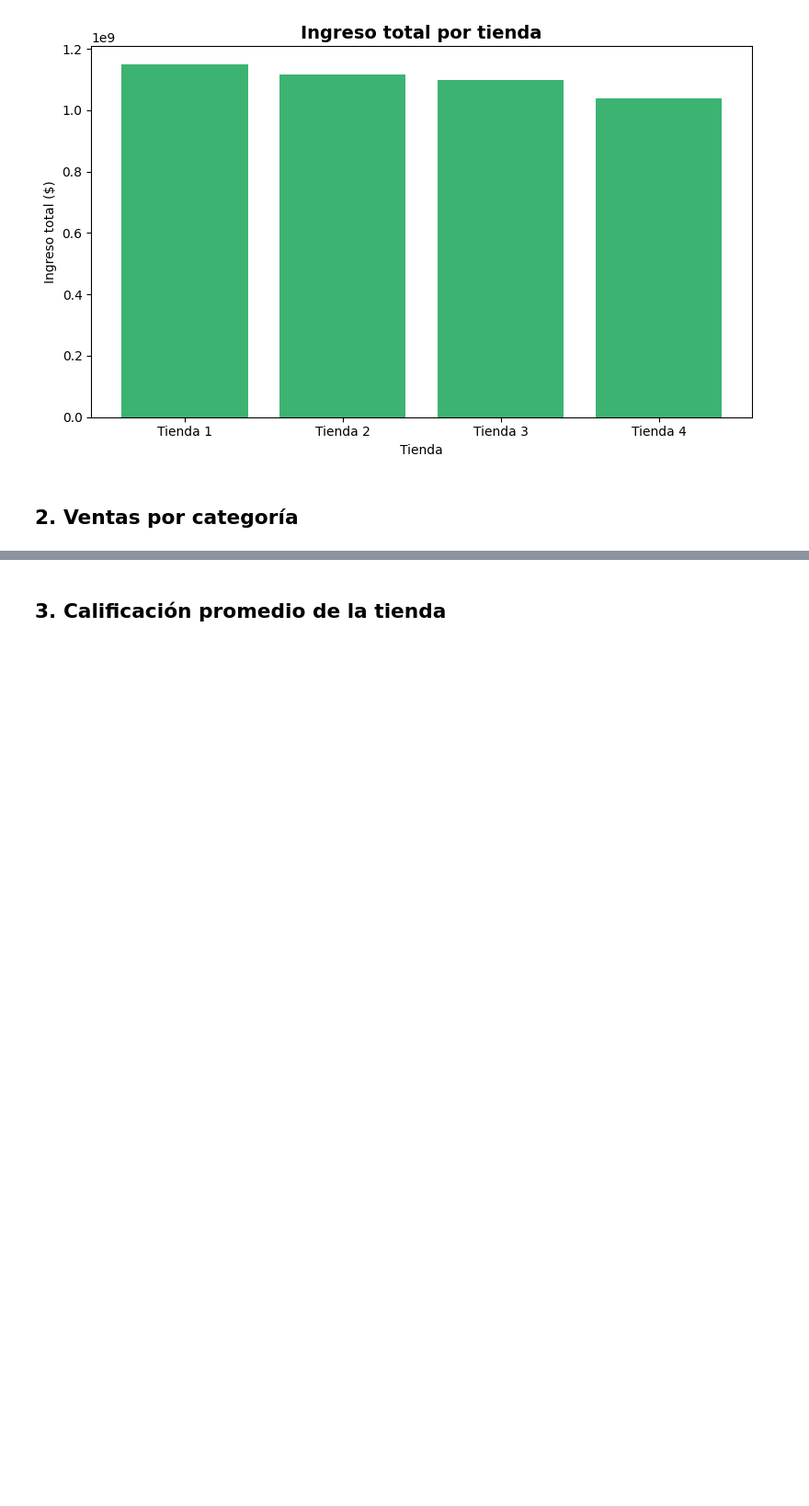
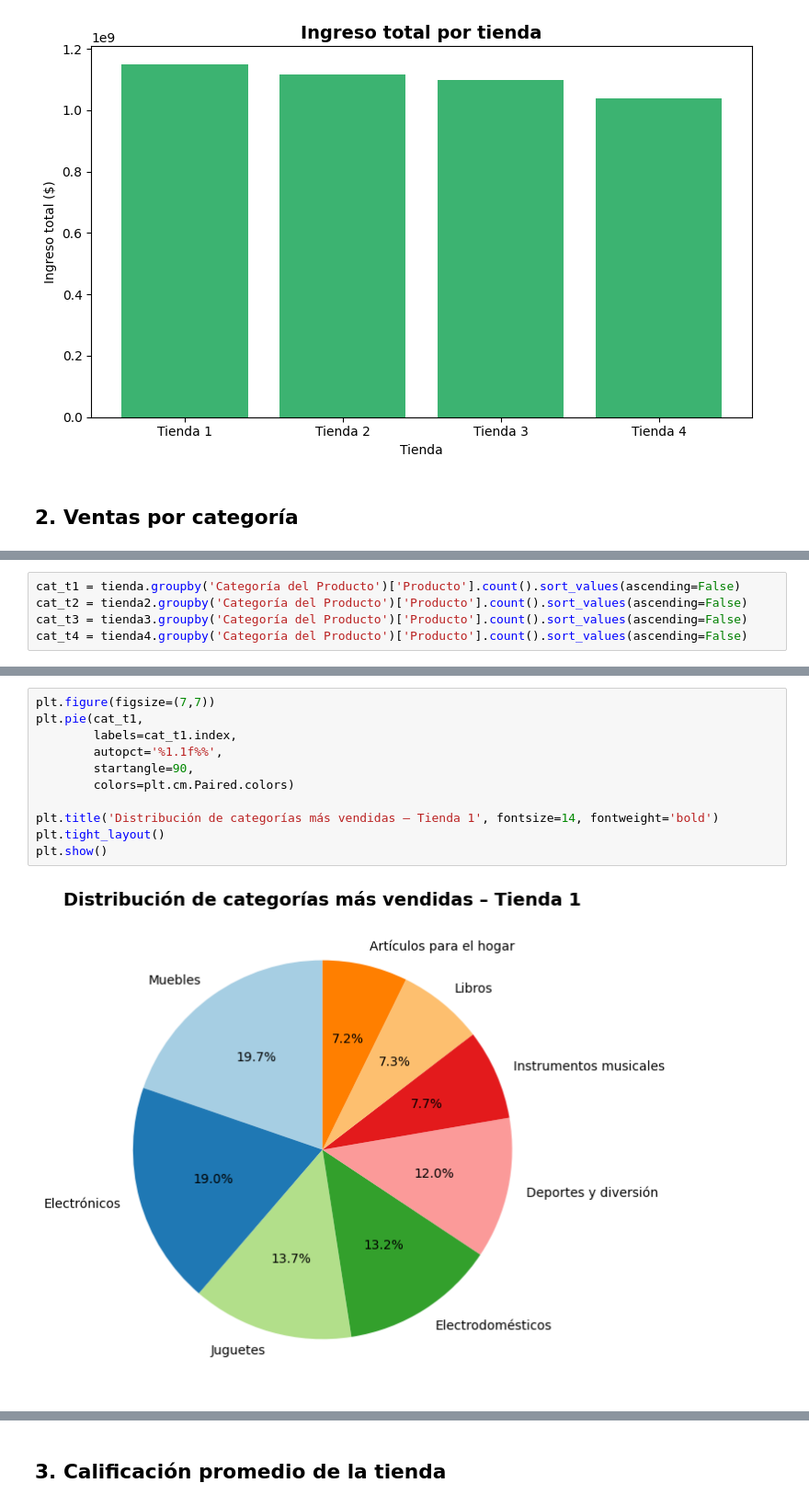
Before and after one commit to Crnari/Alura-Store, a Jupyter notebook: notebooks/AluraStoreLatam.ipynb, the cells around one changed output, grey strips where cells are left out. Shown: that part at 92% size. Cells and saved outputs as stored; diff of their text form; blank space fills up the shorter version.

```diff
--- a/notebooks/AluraStoreLatam.ipynb
+++ b/notebooks/AluraStoreLatam.ipynb
@@ -102,0 +111,5 @@ plt.show()
+# %%
+cat_t1 = tienda.groupby('Categoría del Producto')['Producto'].count().sort_values(ascending=False)
+cat_t2 = tienda2.groupby('Categoría del Producto')['Producto'].count().sort_values(ascending=False)
+cat_t3 = tienda3.groupby('Categoría del Producto')['Producto'].count().sort_values(ascending=False)
+cat_t4 = tienda4.groupby('Categoría del Producto')['Producto'].count().sort_values(ascending=False)
@@ -102,0 +146,13 @@ plt.show()
+# %%
+plt.figure(figsize=(7,7))
+plt.pie(cat_t1,
+        labels=cat_t1.index,
+        autopct='%1.1f%%',
+        startangle=90,
+        colors=plt.cm.Paired.colors)
+
+plt.title('Distribución de categorías más vendidas – Tienda 1', fontsize=14, fontweight='bold')
+plt.tight_layout()
+plt.show()
+# %% [output]
+[figure, added]
```
Also changed, not shown: parts of 26 cells of this notebook.
